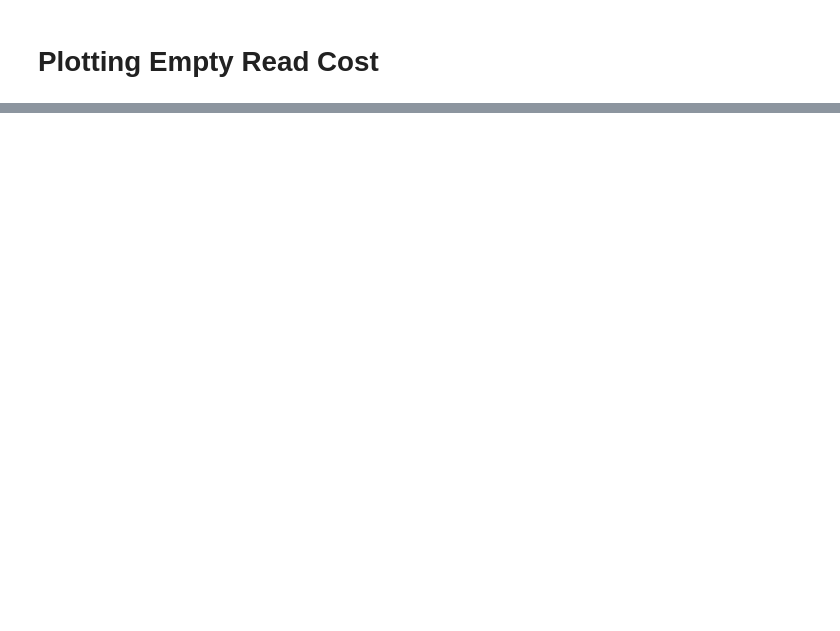
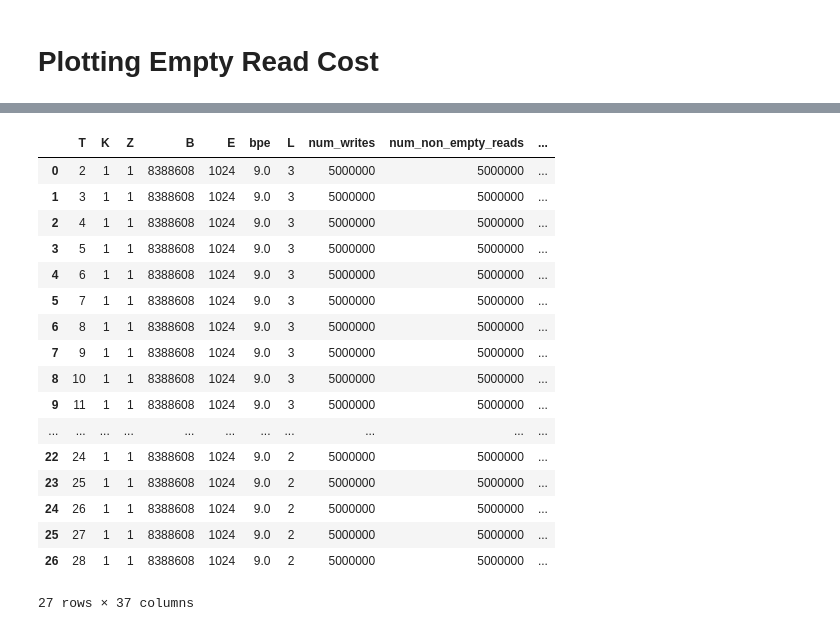
Before and after one commit to Ephoris/rocksdb-robust, a Jupyter notebook: script/visualization/cost_func_graph.ipynb, the cells around one changed output, grey strips where cells are left out. Cells and saved outputs as stored; diff of their text form; code cells hidden in the pictures; blank space fills up the shorter version.

```diff
--- a/script/visualization/cost_func_graph.ipynb
+++ b/script/visualization/cost_func_graph.ipynb
@@ -422,0 +423,21 @@ _ = plot_empty_read_diff(df1, df2)
+# %%
+df1
+# %% [output]
+|  | T | K | Z | B | E | bpe | L | num_writes | num_non_empty_reads | ... |
+| 0 | 2 | 1 | 1 | 8388608 | 1024 | 9.0 | 3 | 5000000 | 5000000 | ... |
+| 1 | 3 | 1 | 1 | 8388608 | 1024 | 9.0 | 3 | 5000000 | 5000000 | ... |
+| 2 | 4 | 1 | 1 | 8388608 | 1024 | 9.0 | 3 | 5000000 | 5000000 | ... |
+| 3 | 5 | 1 | 1 | 8388608 | 1024 | 9.0 | 3 | 5000000 | 5000000 | ... |
+| 4 | 6 | 1 | 1 | 8388608 | 1024 | 9.0 | 3 | 5000000 | 5000000 | ... |
+| 5 | 7 | 1 | 1 | 8388608 | 1024 | 9.0 | 3 | 5000000 | 5000000 | ... |
+| 6 | 8 | 1 | 1 | 8388608 | 1024 | 9.0 | 3 | 5000000 | 5000000 | ... |
+| 7 | 9 | 1 | 1 | 8388608 | 1024 | 9.0 | 3 | 5000000 | 5000000 | ... |
+| 8 | 10 | 1 | 1 | 8388608 | 1024 | 9.0 | 3 | 5000000 | 5000000 | ... |
+| 9 | 11 | 1 | 1 | 8388608 | 1024 | 9.0 | 3 | 5000000 | 5000000 | ... |
+| ... | ... | ... | ... | ... | ... | ... | ... | ... | ... | ... |
+| 22 | 24 | 1 | 1 | 8388608 | 1024 | 9.0 | 2 | 5000000 | 5000000 | ... |
+| 23 | 25 | 1 | 1 | 8388608 | 1024 | 9.0 | 2 | 5000000 | 5000000 | ... |
+| 24 | 26 | 1 | 1 | 8388608 | 1024 | 9.0 | 2 | 5000000 | 5000000 | ... |
+| 25 | 27 | 1 | 1 | 8388608 | 1024 | 9.0 | 2 | 5000000 | 5000000 | ... |
+| 26 | 28 | 1 | 1 | 8388608 | 1024 | 9.0 | 2 | 5000000 | 5000000 | ... |
+27 rows × 37 columns
```
Also changed, not shown: parts of 5 cells of this notebook, 9 other files.
